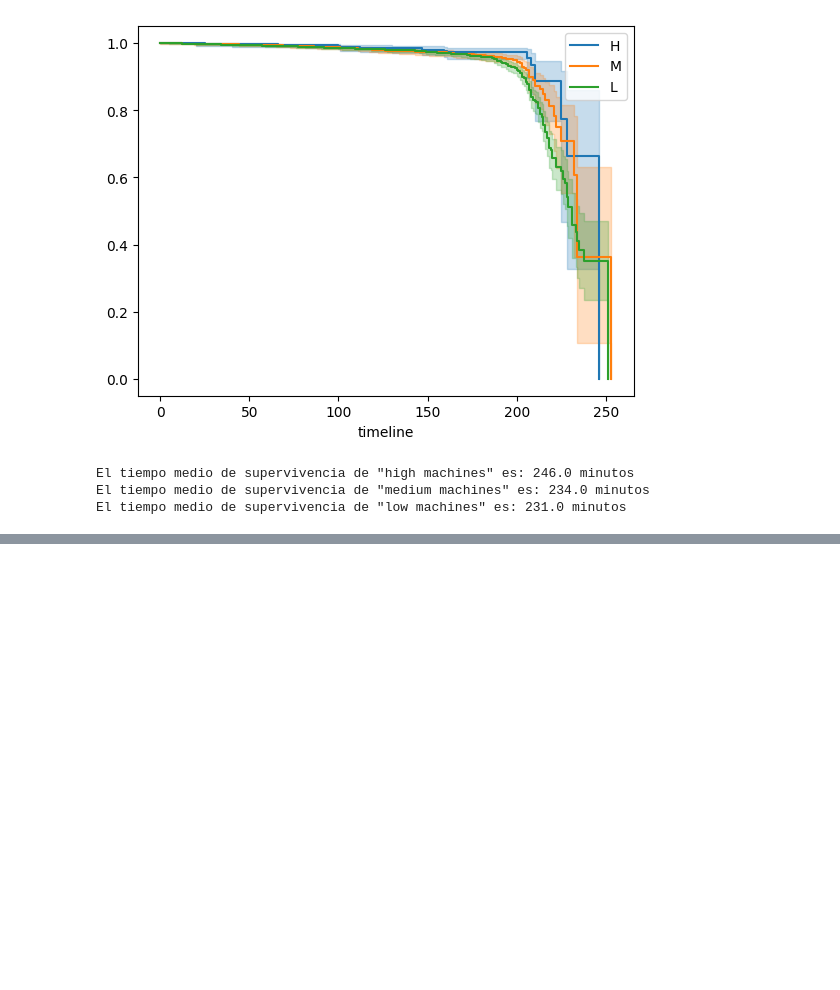
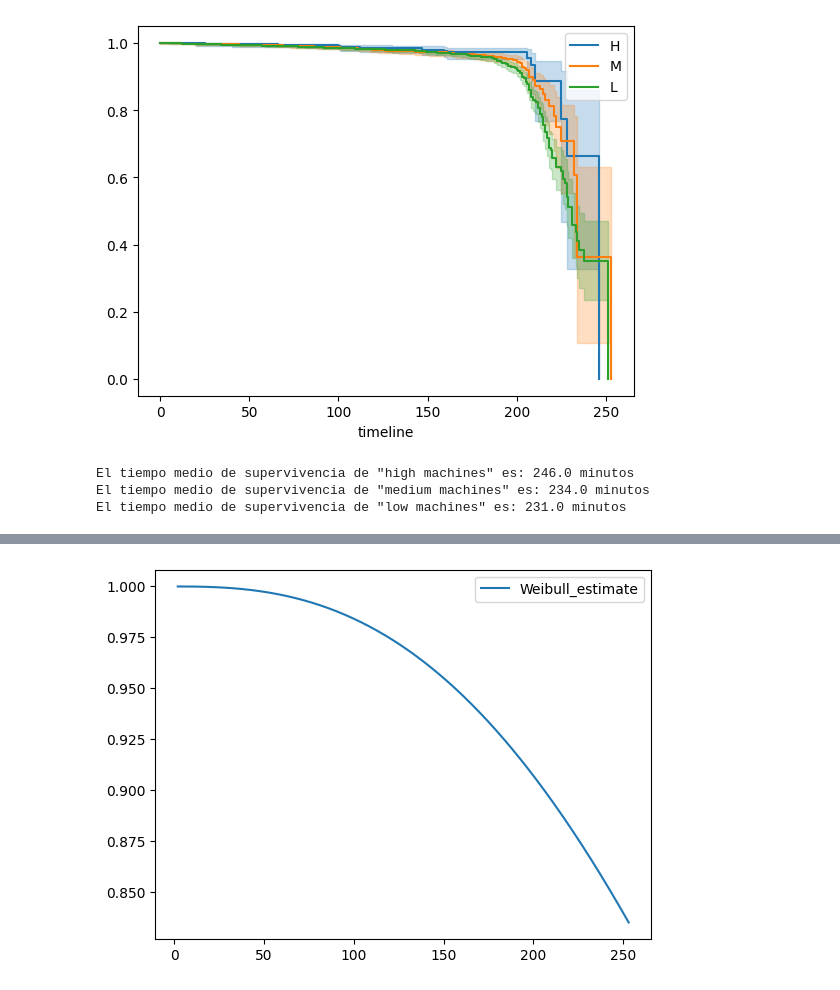
Before and after one commit to AlexanderPelaezJimenez/survival_analysis, a Jupyter notebook: survival_analysis.ipynb, the cells around one changed output, grey strips where cells are left out. Saved outputs shown, nothing was run; the diff lists cells and outputs as text; code cells hidden in the pictures; blank space fills up the shorter version.

```diff
--- a/survival_analysis.ipynb
+++ b/survival_analysis.ipynb
@@ -278,0 +412,3 @@ El tiempo medio de supervivencia de "low machines" es: 231.0 minutos
+# %%
+df_new = df[df['Tool wear [min]'] > 0]
+df_new.count()
@@ -278,0 +431,12 @@ El tiempo medio de supervivencia de "low machines" es: 231.0 minutos
+# %%
+# Instanciamos uno objeto de clase WeibullFitter wb
+wb = WeibullFitter()
+
+# Ajustamos los datos a wb
+wb.fit(df_new['Tool wear [min]'], df_new['Machine failure'])
+
+# Graficamos la función de supervivencia
+wb.survival_function_.plot()
+plt.show()
+# %% [output]
+[figure, added]
```
Also changed, not shown: parts of 30 cells of this notebook, 1 other file.
